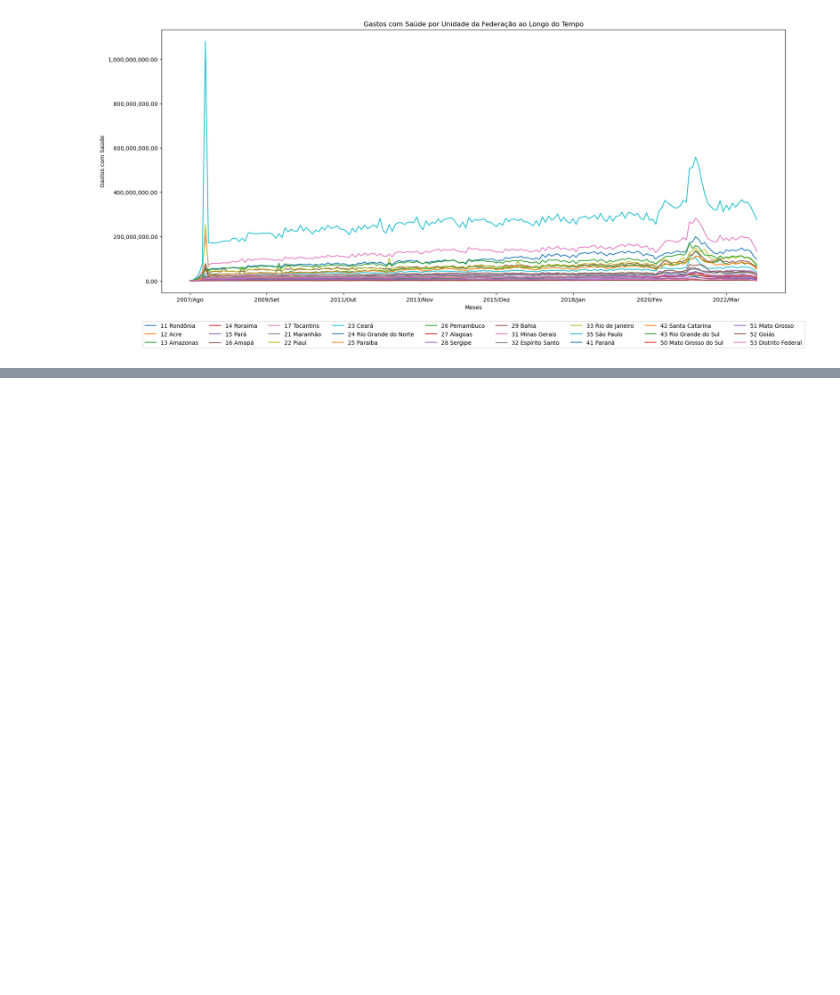
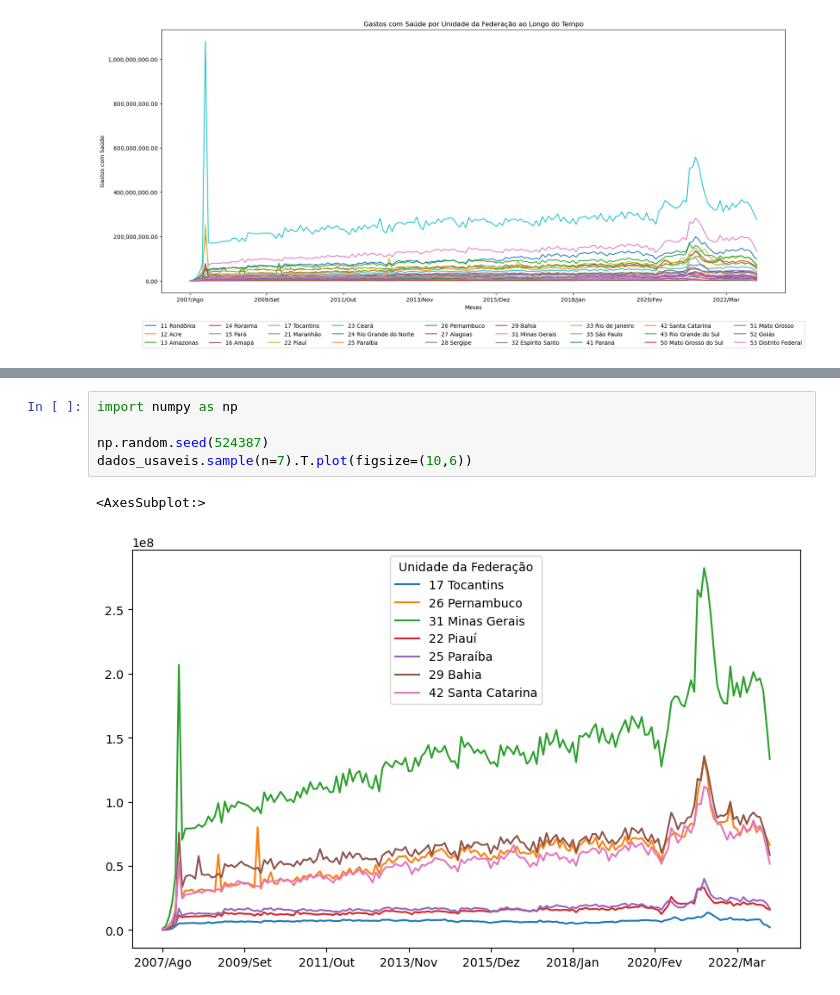
Before and after one commit to polizelr/pos_data_analytics_fiap, a Jupyter notebook: Fase 1 - Data analysis and exploration/Análise exploratória de dados/Produção_Hospitalar.ipynb, the cells around one changed output, grey strips where cells are left out. Cells and saved outputs as stored; diff of their text form; blank space fills up the shorter version.

```diff
--- a/Fase 1 - Data analysis and exploration/Análise exploratória de dados/Produção_Hospitalar.ipynb
+++ b/Fase 1 - Data analysis and exploration/Análise exploratória de dados/Produção_Hospitalar.ipynb
@@ -293,0 +330,8 @@ plt.show()
+# %%
+import numpy as np
+
+np.random.seed(524387)
+dados_usaveis.sample(n=7).T.plot(figsize=(10,6))
+# %% [output]
+<AxesSubplot:>
+[figure, added]
```
Also changed, not shown: parts of 13 cells of this notebook.
